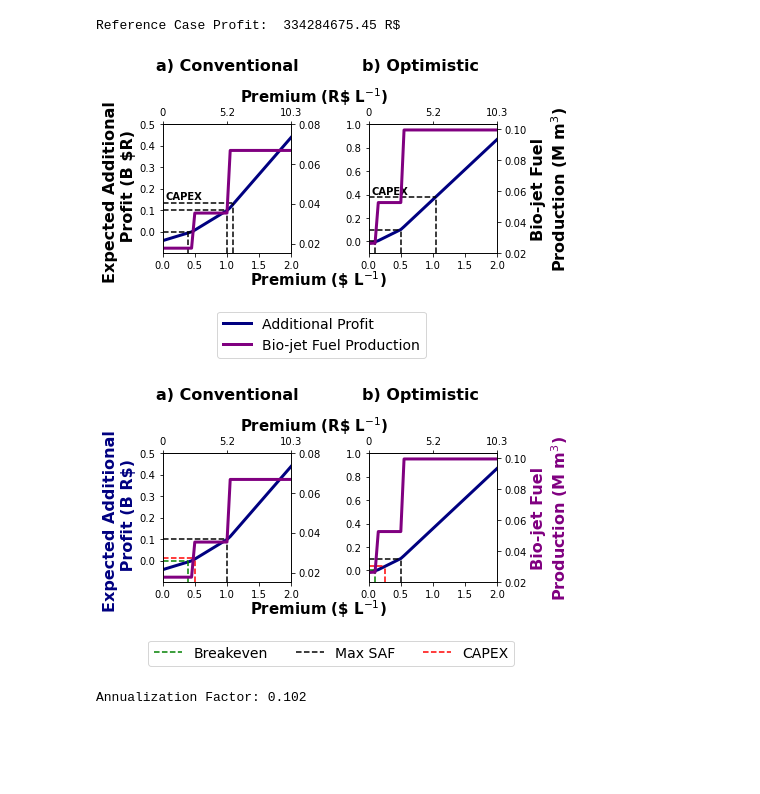
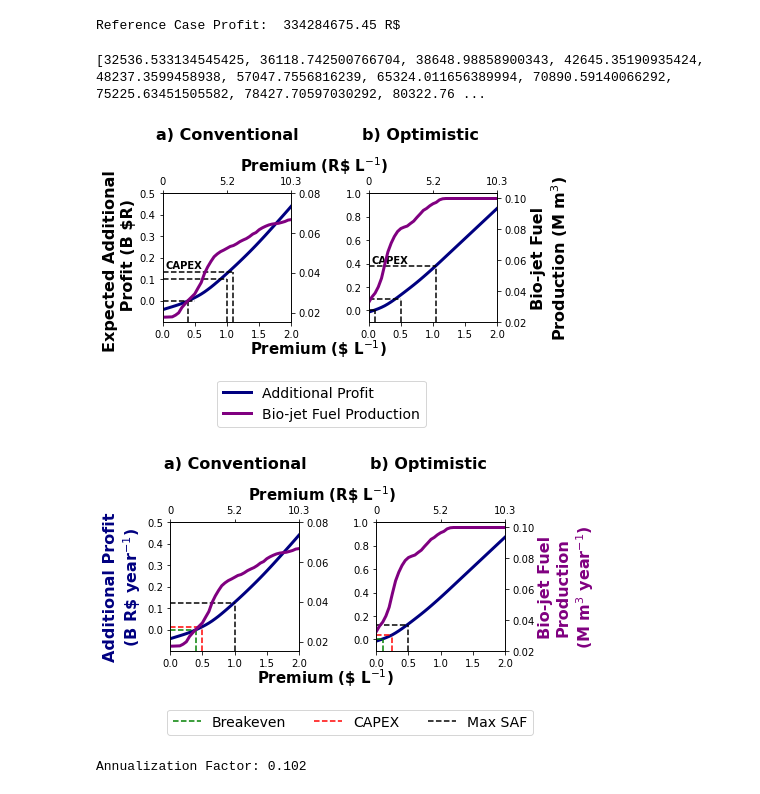
Before and after one commit to dowlinglab/a-case-for-biojet-in-Brazil, a Jupyter notebook: Capex_Budget.ipynb, the cells around one changed output. Drawn from its saved outputs; the diff is of its cells as text; code cells hidden in the pictures; blank space fills up the shorter version.

Commit message:
final edits to new manuscript figure

```diff
--- a/Capex_Budget.ipynb
+++ b/Capex_Budget.ipynb
@@ -60,7 +60,7 @@ prem_range_R = prem_range_USD*5.17*1000
 
 #Create the First Instance of the Model with a Premium Price of 0,
 #and no flexibility to ensure a single flow for the entire year
-m = create_stochastic_model_v2(0, market_prices, scenarios, .2, .4, 0.4, .4, 0, 0, .42, 3200, 2600)
+m = create_stochastic_model_v2(0, market_prices, scenarios, .2, .4, 0.4, .4, 1, 1, .42, 3200, 2600)
 
 #Set the Cost and Conversion Parameters
 #Conventional
@@ -69,17 +69,20 @@ m.jet_pc = cost
 
 #Loop through the premium values and save the revenue and ethanol-to-jet fuel flow rate (e2)
 profit_conv = []
-ethanol_to_saf_conv = []
+saf_conv = []
 for i in range(len(prem_range_R)):
     m.premium = prem_range_R[i]
     sol =pyo.SolverFactory('gurobi', tee=True)
     sol.solve(m)
     profit_conv.append(pyo.value(m.obj))
-    ethanol_to_saf_conv.append(pyo.value(m.y['e2']))
+    saf_production = []
+    for j in m.SCENARIOS:
+        saf_production.append(pyo.value(m.x['a',j]))
+    saf_conv.append(np.mean(np.array(saf_production)))
 
 #Normalize the Additional Revenue to ethanol-to-jet (e2) flow rate
 additional_conventional = (np.array(profit_conv)-reference_profit)/1e9
-additional_conventional_scaled = (np.array(profit_conv)-reference_profit)/np.array(ethanol_to_saf_conv)
+# additional_conventional_scaled = (np.array(profit_conv)-reference_profit)/np.array(ethanol_to_saf_conv)
 
 #Set the Cost and Conversion Parameters for the Optimistic Case
 #Optimistic
@@ -87,17 +90,24 @@ m.jet_conv = 0.61
 m.jet_pc = 461
 
 profit_opt = []
-ethanol_to_saf_opt = []
+saf_opt = []
 for i in range(len(prem_range_R)):
     m.premium = prem_range_R[i]
     sol =pyo.SolverFactory('gurobi', tee=True)
     sol.solve(m)
     profit_opt.append(pyo.value(m.obj))
-    ethanol_to_saf_opt.append(pyo.value(m.y['e2']))
+    saf_production = []
+    for j in m.SCENARIOS:
+        saf_production.append(pyo.value(m.x['a',j]))
+    saf_opt.append(np.mean(np.array(saf_production)))
 
 #Normalize the Additional Revenue to ethanol-to-jet (e2) flow rate
 additional_optimistic = (np.array(profit_opt)-reference_profit)/1e9
-additional_optimistic_scaled = (np.array(profit_opt)-reference_profit)/np.array(ethanol_to_saf_opt)
+# additional_optimistic_scaled = (np.array(profit_opt)-reference_profit)/np.array(ethanol_to_saf_opt)
+# %%
+print(saf_opt)
+# %% [output]
+[32536.533134545425, 36118.742500766704, 38648.98858900343, 42645.35190935424, 48237.3599458938, 57047.7556816239, 65324.011656389994, 70890.59140066292, 75225.63451505582, 78427.70597030292, 80322.76 ...
 # %%
 fig, (ax1, ax2) = plt.subplots(ncols=2)
 ax1.set_box_aspect(1)
@@ -121,7 +131,7 @@ ax1.set_ylim(bottom=-0.1)
 ax3 = ax1.twinx()
 ax3.set_box_aspect(1)
 
-ax3.plot(prem_range_USD, np.array(ethanol_to_saf_conv)*0.409/1e6,color='purple', linewidth = 3)
+ax3.plot(prem_range_USD, np.array(saf_conv)/1e6,color='purple', linewidth = 3)
 
 ax2.plot(prem_range_USD, additional_optimistic, color='navy', label = 'Additional Profit', linewidth = 3)
 ax2.set_xticks([0,0.5,1,1.5,2],fontsize = 12)
@@ -157,7 +167,7 @@ ax2.text(0.05,.4,'CAPEX',fontweight='bold',fontsize = 10)
 ax4 = ax2.twinx()
 ax4.set_box_aspect(1)
 
-ax4.plot(prem_range_USD, np.array(ethanol_to_saf_opt)*0.61/1e6,color='purple', label = 'Bio-jet Fuel Production', linewidth = 3)
+ax4.plot(prem_range_USD, np.array(saf_opt)/1e6,color='purple', label = 'Bio-jet Fuel Production', linewidth = 3)
 ax4.set_ylabel('Bio-jet Fuel\nProduction (M m$^3$)',fontsize = 16, fontweight='bold')
 ax4.set_yticks([0.02,.04,.06,.08,.1], fontsize=12)
 
@@ -170,7 +180,7 @@ plt.subplots_adjust(wspace = 0.6)
 plt.savefig('capex_budget_unscaled_total.png',bbox_inches='tight',dpi=400)
 plt.show()
 # %% [output]
-[figure, old version]
+[figure, new version]
 # %%
 fig, (ax1, ax2) = plt.subplots(ncols=2)
 ax1.set_box_aspect(1)
@@ -183,7 +193,7 @@ ax1.set_yticks([0,.10,.2,.3,.4,0.5], fontsize=12)
 secax = ax1.secondary_xaxis(1)
 secax.set_xticks([0, 1, 2], labels = [0,5.2,10.3], fontsize=10)
 # ax1.set_xlabel('Premium (\$ L$^{-1}$)', fontsize=16, fontweight='bold')
-ax1.set_ylabel('Expected Additional \n Profit (B R\$)', fontsize = 16, fontweight='bold', color = 'navy')
+ax1.set_ylabel('Additional Profit\n(B R\$ year$^{-1}$)', fontsize = 16, fontweight='bold', color = 'navy')
 ax1.text(1.2,0.6,'Premium (R\$ L$^{-1}$)', fontsize=15, fontweight='bold')
 ax1.text(1.35,-0.25,'Premium (\$ L$^{-1}$)', fontsize=15, fontweight='bold')
 ax1.text(-0.1,0.75,'a) Conventional', fontsize=16, fontweight='bold')
@@ -194,7 +204,7 @@ ax1.set_ylim(bottom=-0.1)
 ax3 = ax1.twinx()
 ax3.set_box_aspect(1)
 
-ax3.plot(prem_range_USD, np.array(ethanol_to_saf_conv)*0.409/1e6,color='purple', linewidth = 3)
+ax3.plot(prem_range_USD, np.array(saf_conv)/1e6,color='purple', linewidth = 3)
 
 ax2.plot(prem_range_USD, additional_optimistic, color='navy', linewidth = 3)
 ax2.set_xticks([0,0.5,1,1.5,2],fontsize = 12)
@@ -207,41 +217,42 @@ ax2.set_ylim(bottom=-0.1)
 # ax2.text(1.3,2350,'CAPEX', color='black', fontweight='bold', fontsize = 12)
 # ax2.text(0.9,1600,'(optimistic)', color='black', fontweight='bold',fontsize=12)
 ax2.hlines(0,0,.1,color='green', linestyle='--')
-ax2.hlines(0.1,0,0.5, color='black',linestyle='--')
+ax2.hlines(0.125,0,0.5, color='black',linestyle='--')
 ax2.hlines(0.04,0,.25, color='red',linestyle='--')
 
 ax2.vlines(.1,-0.1,0,color='green',linestyle='--', label='Breakeven')
-ax2.vlines(.5,-0.1,0.1,color='black',linestyle='--',label='Max SAF')
+# ax2.vlines(.5,-0.1,0.1,color='black',linestyle='--',label='Max SAF')
 ax2.vlines(.25,-0.1,0.04,color='red',linestyle='--',label='CAPEX')
+ax2.vlines(.5,-0.1,0.125,color='black',linestyle='--',label='Max SAF')
 
 ax1.hlines(0,0,.4,color='green', linestyle='--')
-ax1.hlines(0.1,0,1, color='black',linestyle='--')
+ax1.hlines(0.125,0,1, color='black',linestyle='--')
 ax1.hlines(0.013,0,0.5, color='red',linestyle='--')
 
 ax1.vlines(.4,-0.1,0,color='green',linestyle='--')
-ax1.vlines(1,-0.1,.1,color='black',linestyle='--')
+ax1.vlines(1,-0.1,.125,color='black',linestyle='--')
 ax1.vlines(.5,-0.1,0.013,color='red',linestyle='--')
 
 
 # ax1.legend(loc = 'lower right', fontsize = 10)
 
 ax4 = ax2.twinx()
 ax4.set_box_aspect(1)
 
-ax4.plot(prem_range_USD, np.array(ethanol_to_saf_opt)*0.61/1e6,color='purple', linewidth = 3)
-ax4.set_ylabel('Bio-jet Fuel\nProduction (M m$^3$)',fontsize = 16, fontweight='bold', color='purple')
+ax4.plot(prem_range_USD, np.array(saf_opt)/1e6,color='purple', linewidth = 3)
+ax4.set_ylabel('Bio-jet Fuel\nProduction\n(M m$^3$ year$^{-1}$)',fontsize = 16, fontweight='bold', color='purple')
 ax4.set_yticks([0.02,.04,.06,.08,.1], fontsize=12)
 
 ax3.set_yticks([0.02,.04,.06,.08], fontsize=12)
 
-fig.legend(bbox_to_anchor=(0.955, .1),fontsize=14,ncol=3)
+fig.legend(bbox_to_anchor=(0.98, .1),fontsize=14,ncol=3)
 
 plt.subplots_adjust(wspace = 0.6)
 
 plt.savefig('capex_budget_unscaled_annual.png',bbox_inches='tight',dpi=400)
 plt.show()
 # %% [output]
-[figure, old version]
+[figure, new version]
 # %%
 #Annualization Factor
 r = 0.08 #discount rate
```
Also changed, not shown: 3 other files.
